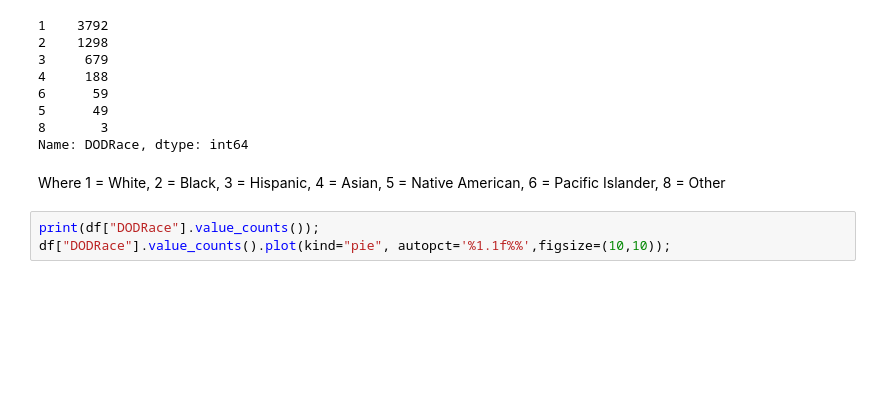
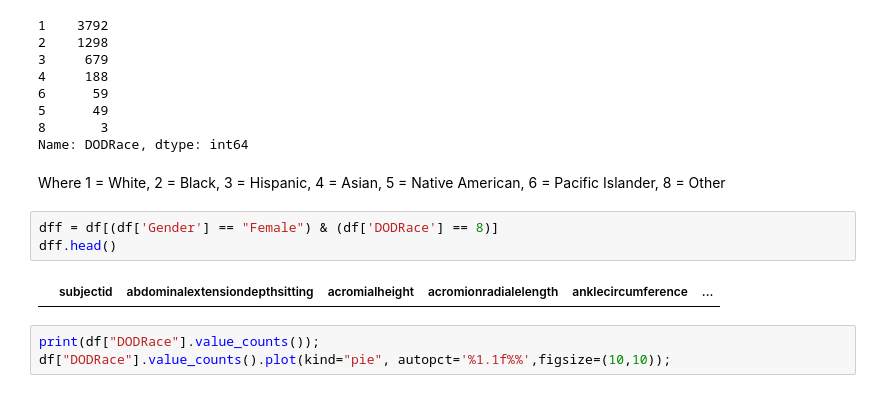
Before and after one commit to hkair/anthropometric-stats, a Jupyter notebook: analysis/ansur_analysis.ipynb, the cells around one changed output. Drawn from its saved outputs; the diff is of its cells as text; blank space fills up the shorter version.

```diff
--- a/analysis/ansur_analysis.ipynb
+++ b/analysis/ansur_analysis.ipynb
@@ -179,6 +179,11 @@ Name: DODRace, dtype: int64
 # %% [markdown]
 Where 1 = White, 2 = Black, 3 = Hispanic, 4 = Asian, 5 = Native American,
 6 = Pacific Islander, 8 = Other
+# %%
+dff = df[(df['Gender'] == "Female") & (df['DODRace'] == 8)]
+dff.head()
+# %% [output]
+|  | subjectid | abdominalextensiondepthsitting | acromialheight | acromionradialelength | anklecircumference | ... |
 # %%
 print(df["DODRace"].value_counts());
 df["DODRace"].value_counts().plot(kind="pie", autopct='%1.1f%%',figsize=(10,10));
```
Also changed, not shown: parts of 4 cells of this notebook, 1 other file.
